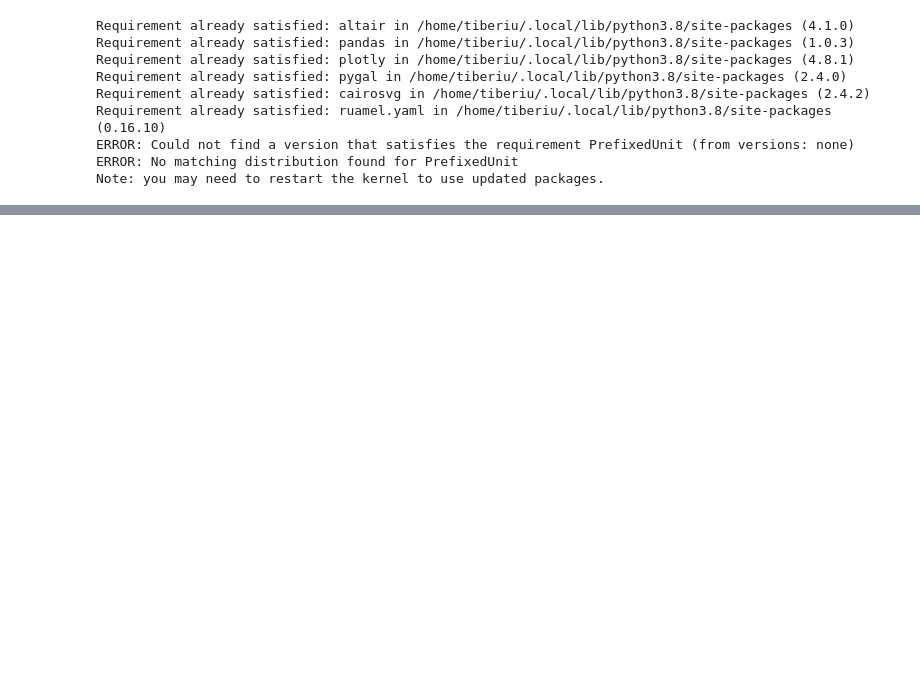
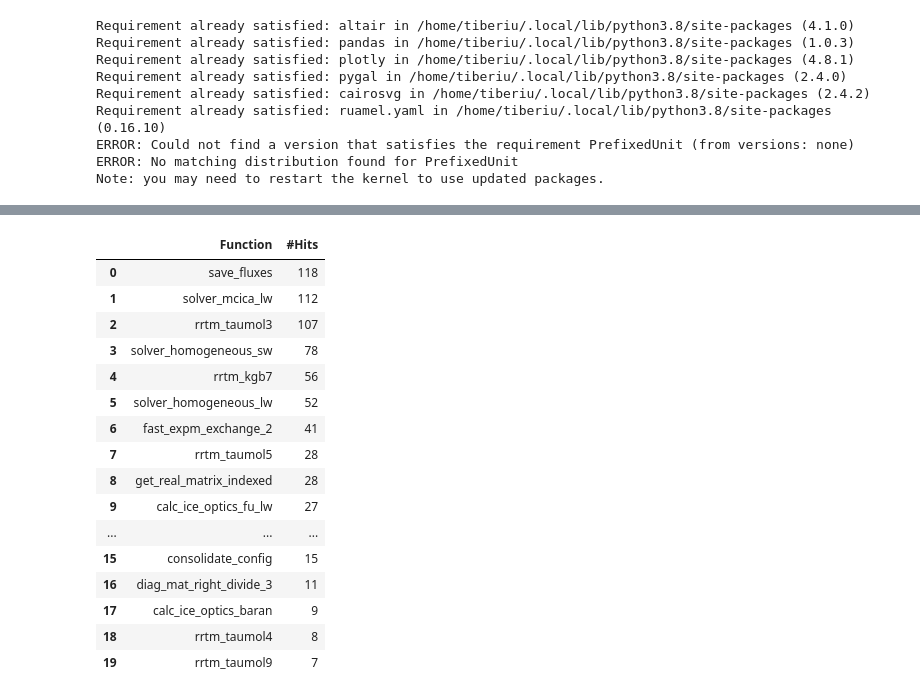
Before and after one commit to ECMWFCode4Earth/HPC-performance-profiling-tool, a Jupyter notebook: Experiment.ipynb, the cells around one changed output, grey strips where cells are left out. Saved outputs shown, nothing was run; the diff lists cells and outputs as text; code cells hidden in the pictures; blank space fills up the shorter version.

```diff
--- a/Experiment.ipynb
+++ b/Experiment.ipynb
@@ -222,3 +205,30 @@ plotly.io.orca.config.executable = '/usr/local/bin/orca'
 fig.write_image("./sunburst.svg")
 fig.write_image("./sunburst.svg")
 fig.write_json('./sunburst.json')
+# %%
+
+data = pd.read_csv("example_omp18_papi.csv")
+data1 = pd.read_csv("example_omp1_papi.csv")
+data = data[['Function', '#Hits']].head(20)
+display(data)
+fig = px.pie(data, values='#Hits', names='Function', title='Number of cache Hits')
+fig.show()
+fig.write_json('./Number of cache hits.json')
+# %% [output]
+|  | Function | #Hits |
+| 0 | save_fluxes | 118 |
+| 1 | solver_mcica_lw | 112 |
+| 2 | rrtm_taumol3 | 107 |
+| 3 | solver_homogeneous_sw | 78 |
+| 4 | rrtm_kgb7 | 56 |
+| 5 | solver_homogeneous_lw | 52 |
+| 6 | fast_expm_exchange_2 | 41 |
+| 7 | rrtm_taumol5 | 28 |
+| 8 | get_real_matrix_indexed | 28 |
+| 9 | calc_ice_optics_fu_lw | 27 |
+| ... | ... | ... |
+| 15 | consolidate_config | 15 |
+| 16 | diag_mat_right_divide_3 | 11 |
+| 17 | calc_ice_optics_baran | 9 |
+| 18 | rrtm_taumol4 | 8 |
+| 19 | rrtm_taumol9 | 7 |
```
Also changed, not shown: parts of 4 cells of this notebook, 13 other files.
